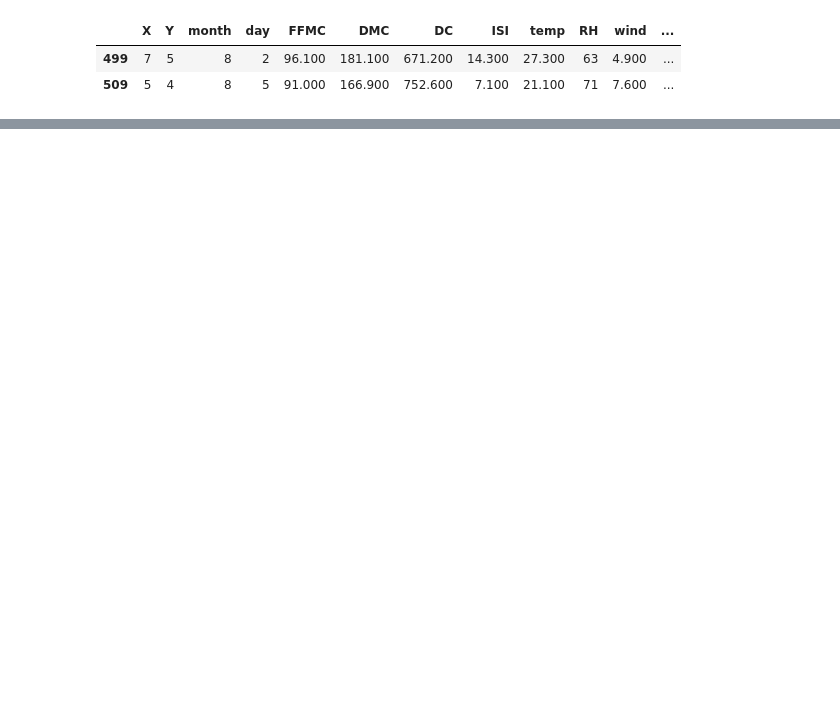
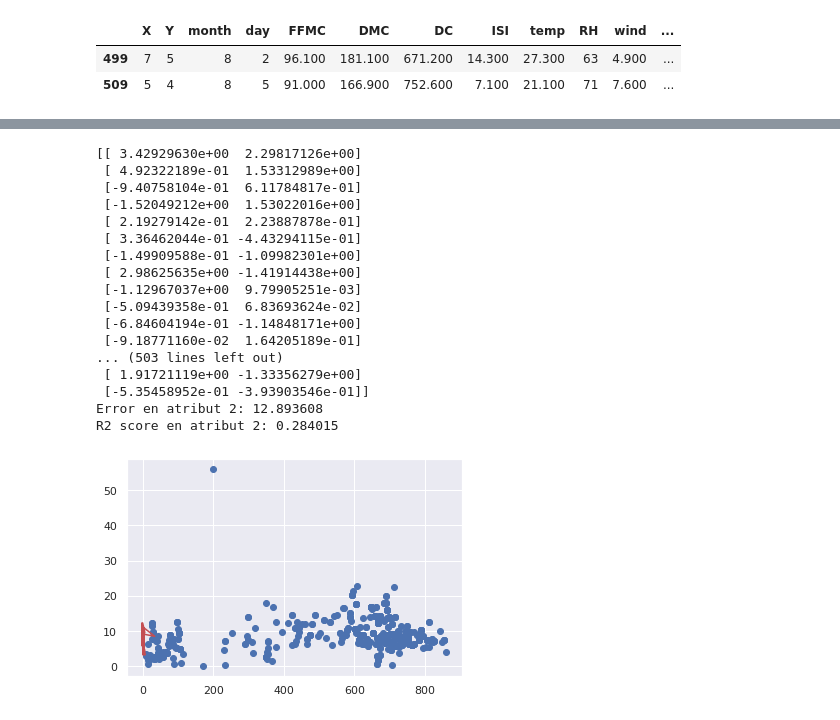
Before and after one commit to RubSimo/APC-P1, a Jupyter notebook: PRACTICA-1-APC.ipynb, the cells around one changed output, grey strips where cells are left out. Drawn from its saved outputs; the diff is of its cells as text; code cells hidden in the pictures; blank space fills up the shorter version.

```diff
--- a/PRACTICA-1-APC.ipynb
+++ b/PRACTICA-1-APC.ipynb
@@ -640,0 +634,53 @@ R2 score en atribut 2: 0.002096
+# %%
+data = dataset.values
+x = data[:,[4,5,6,8,9,10,11,12]] #FFMC, DMC, DC, temp, RH, wind, rain, area,
+y = data[:,7]
+
+x_train, x_test, y_train, y_test = sklearn.model_selection.train_test_split(x,y, test_size=0.20, random_state=39)
+
+#estandartizem escales
+from sklearn.preprocessing import StandardScaler
+sc = StandardScaler()
+x_train = sc.fit_transform(x_train)
+x_test = sc.transform(x_test)
+
+#apliquem APC
+from sklearn.decomposition import PCA
+pca = PCA(n_components=2)
+x_train = pca.fit_transform(x_train)
+x_test = pca.transform(x_test)
+
+print(x_train)
+print(x_test)
+
+
+regr = regression(x_train,y_train)
+predicted = regr.predict(x_test)
+error = mse(y_test, regr.predict(x_test))
+r2 = r2_score(y_test, regr.predict(x_test))
+
+plt.figure()
+ax = plt.scatter(x[:,i], y)
+plt.plot(x_test, predicted, 'r')
+
+print("Error en atribut %d: %f" %(i,error))
+print("R2 score en atribut %d: %f" %(i, r2))
+# %% [output]
+[[ 3.42929630e+00  2.29817126e+00]
+ [ 4.92322189e-01  1.53312989e+00]
+ [-9.40758104e-01  6.11784817e-01]
+ [-1.52049212e+00  1.53022016e+00]
+ [ 2.19279142e-01  2.23887878e-01]
+ [ 3.36462044e-01 -4.43294115e-01]
+ [-1.49909588e-01 -1.09982301e+00]
+ [ 2.98625635e+00 -1.41914438e+00]
+ [-1.12967037e+00  9.79905251e-03]
+ [-5.09439358e-01  6.83693624e-02]
+ [-6.84604194e-01 -1.14848171e+00]
+ [-9.18771160e-02  1.64205189e-01]
+... (503 lines left out)
+ [ 1.91721119e+00 -1.33356279e+00]
+ [-5.35458952e-01 -3.93903546e-01]]
+Error en atribut 2: 12.893608
+R2 score en atribut 2: 0.284015
+[figure, added]
```
Also changed, not shown: parts of 18 cells of this notebook.
